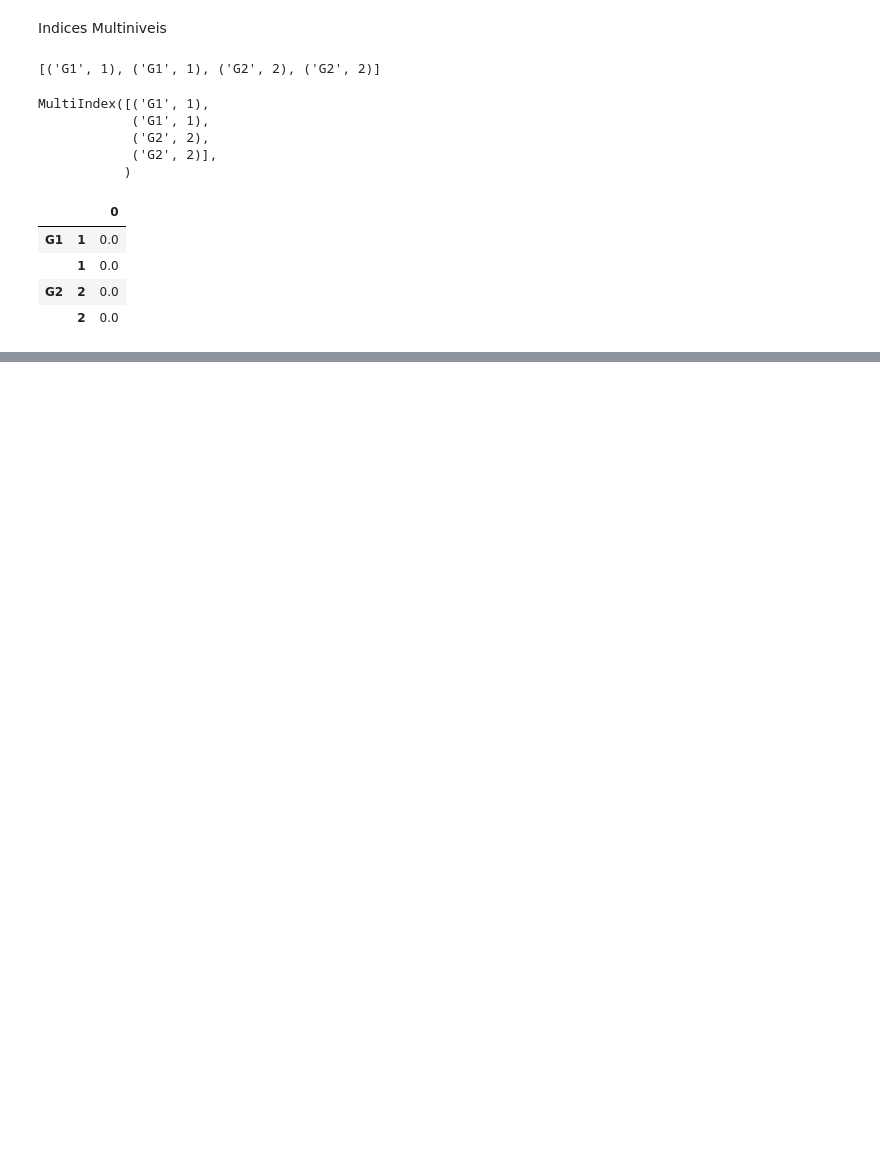
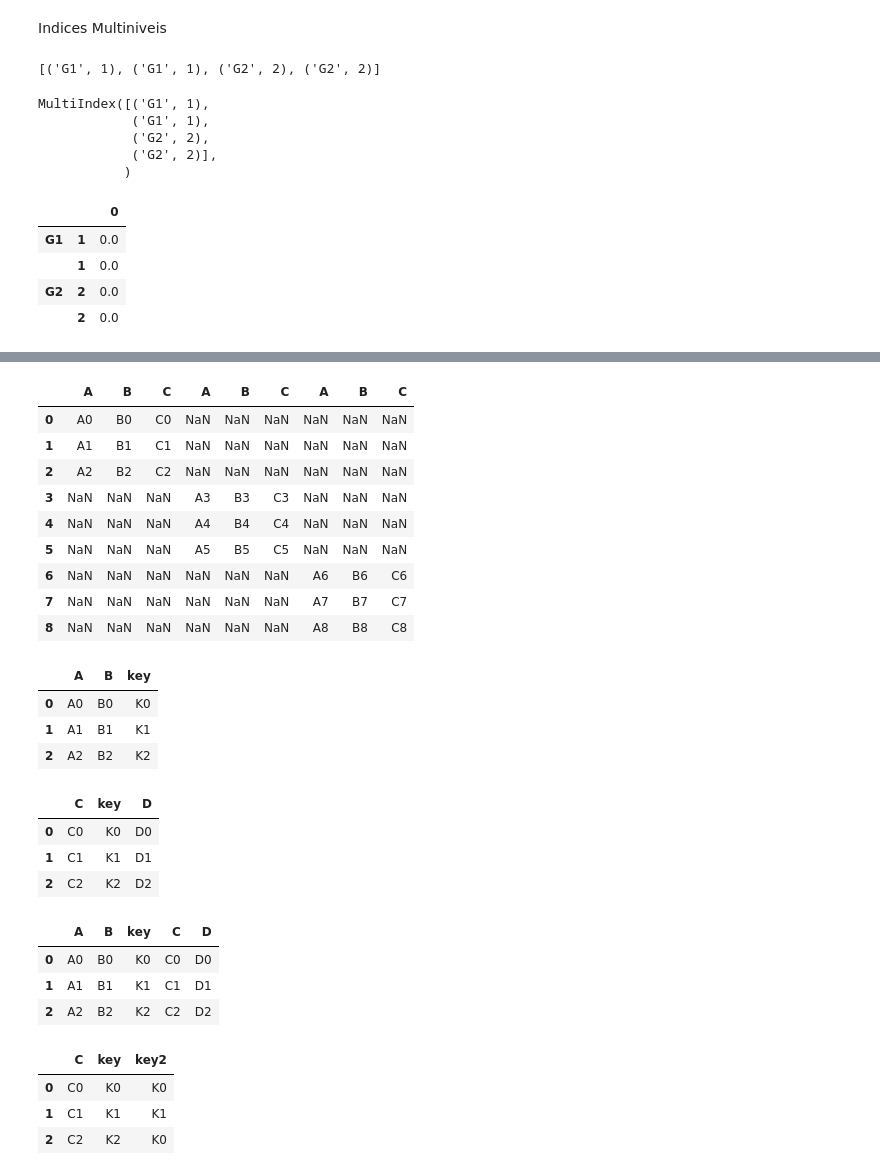
Before and after one commit to Yara-S/PyDS-Basics, a Jupyter notebook: Pandas.ipynb, the cells around one changed output, grey strips where cells are left out. Saved outputs shown, nothing was run; the diff lists cells and outputs as text; code cells hidden in the pictures; blank space fills up the shorter version.

```diff
--- a/Pandas.ipynb
+++ b/Pandas.ipynb
@@ -281,0 +426,10 @@ tabelaReal
+# %%
+data1 = { "A": ["A0", "A1","A2"], "B": ["B0", "B1","B2"], "C": ["C0", "C1","C2"]  }
+
+data2 = { "A": ["A3", "A4","A5"], "B": ["B3", "B4","B5"], "C": ["C3", "C4","C5"]  }
+
+data3 = { "A": ["A6", "A7","A8"], "B": ["B6", "B7","B8"], "C": ["C6", "C7","C8"]  }
+
+d1 = pd.DataFrame(data1, index=[0,1,2])
+d2 = pd.DataFrame(data2, index=[3,4,5])
+d3 = pd.DataFrame(data3, index=[6,7,8])
@@ -281,0 +470,13 @@ tabelaReal
+# %%
+pd.concat([d1, d2, d3], axis=1)
+# %% [output]
+|  | A | B | C | A | B | C | A | B | C |
+| 0 | A0 | B0 | C0 | NaN | NaN | NaN | NaN | NaN | NaN |
+| 1 | A1 | B1 | C1 | NaN | NaN | NaN | NaN | NaN | NaN |
+| 2 | A2 | B2 | C2 | NaN | NaN | NaN | NaN | NaN | NaN |
+| 3 | NaN | NaN | NaN | A3 | B3 | C3 | NaN | NaN | NaN |
+| 4 | NaN | NaN | NaN | A4 | B4 | C4 | NaN | NaN | NaN |
+| 5 | NaN | NaN | NaN | A5 | B5 | C5 | NaN | NaN | NaN |
+| 6 | NaN | NaN | NaN | NaN | NaN | NaN | A6 | B6 | C6 |
+| 7 | NaN | NaN | NaN | NaN | NaN | NaN | A7 | B7 | C7 |
+| 8 | NaN | NaN | NaN | NaN | NaN | NaN | A8 | B8 | C8 |
@@ -281,0 +489,32 @@ tabelaReal
+# %%
+tabA
+# %% [output]
+|  | A | B | key |
+| 0 | A0 | B0 | K0 |
+| 1 | A1 | B1 | K1 |
+| 2 | A2 | B2 | K2 |
+# %%
+tabB
+# %% [output]
+|  | C | key | D |
+| 0 | C0 | K0 | D0 |
+| 1 | C1 | K1 | D1 |
+| 2 | C2 | K2 | D2 |
+# %%
+pd.merge(tabA, tabB, on="key")
+# %% [output]
+|  | A | B | key | C | D |
+| 0 | A0 | B0 | K0 | C0 | D0 |
+| 1 | A1 | B1 | K1 | C1 | D1 |
+| 2 | A2 | B2 | K2 | C2 | D2 |
+# %%
+dataC = { "C": ["C0","C1","C2"], "key":["K0","K1","K2"], "key2": ["K0","K1", "K0" ]}
+dataD = { "D": ["D0","D1","D2"], "key":["K0","K1","K2"], "key2": ["K0","K0", "K0" ]}
+
+tabC = pd.DataFrame(dataC)
+tabC
+# %% [output]
+|  | C | key | key2 |
+| 0 | C0 | K0 | K0 |
+| 1 | C1 | K1 | K1 |
+| 2 | C2 | K2 | K0 |
```
Also changed, not shown: parts of 75 cells of this notebook, 4 other files.
